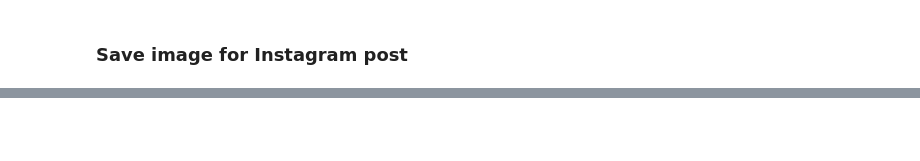
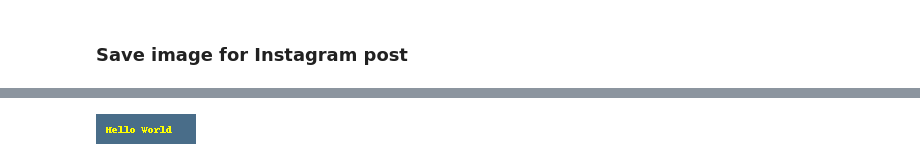
Before and after one commit to Prerna131/SultengLawanCovid-Content, a Jupyter notebook: Scripts/DailyUpdate.ipynb, the cells around one changed output, grey strips where cells are left out. Cells and saved outputs as stored; diff of their text form; code cells hidden in the pictures; blank space fills up the shorter version.

```diff
--- a/Scripts/DailyUpdate.ipynb
+++ b/Scripts/DailyUpdate.ipynb
@@ -252,0 +316,11 @@ FileNotFoundError: [Errno 2] No such file or directory: 'test1.jpg'
+# %%
+from PIL import Image, ImageDraw
+
+img = Image.new('RGB', (100, 30), color = (73, 109, 137))
+
+d = ImageDraw.Draw(img)
+d.text((10,10), "Hello World", fill=(255,255,0))
+
+display(img)
+# %% [output]
+[figure, added]
```
Also changed, not shown: parts of 7 cells of this notebook, 1 other file.
